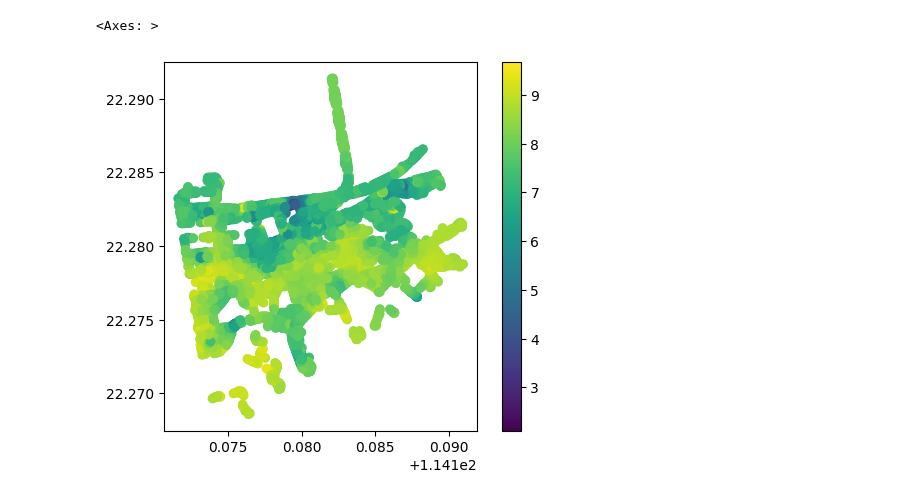
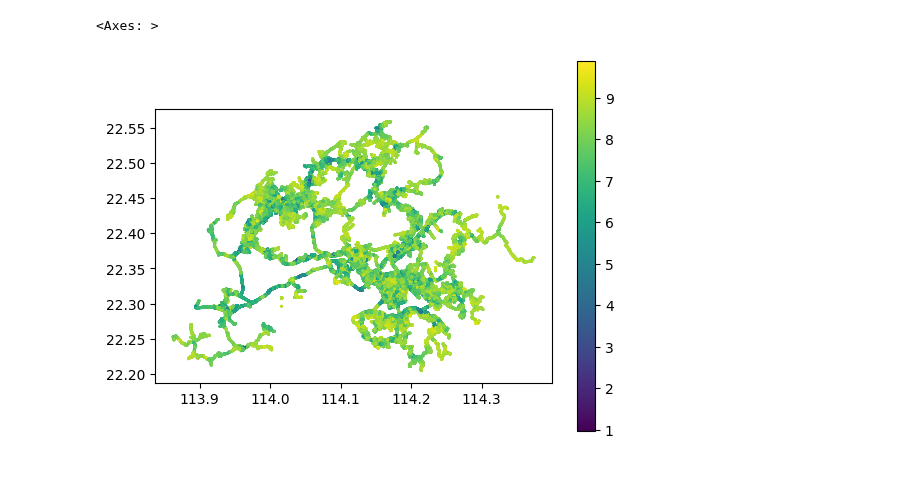
Before and after one commit to CeHouGIS/Safety_Perception_HK, a Jupyter notebook: Kriging.ipynb, the cells around one changed output. Saved outputs shown, nothing was run; the diff lists cells and outputs as text; code cells hidden in the pictures.

```diff
--- a/Kriging.ipynb
+++ b/Kriging.ipynb
@@ -9,5 +10,6 @@ import geopandas as gpd
 road_network = gpd.read_file("/data_nas/GoogleSV/metadata/China/HongKong/edges.shp")
 data = pd.read_csv('/data2/cehou/LLM_safety/img_text_data/mapping/export_files/age_30_female/age_30_female.csv')
 metadata = pd.read_pickle("/data_nas/GoogleSV/metadata/China/HongKong/download_pano_2024-08-17 13:11:09.125553_23512.p")
+data = data.drop_duplicates('panoid')
 # %%
 from sklearn.cluster import KMeans
@@ -75,28 +23,30 @@ sampled_data = sampled_data.drop_duplicates(subset=['lat', 'lon'])
 # %%
 from scipy.spatial import cKDTree
+for i in tqdm(range(50)):
+    sampled_data = data[data['cluster'] == i]
+    k = 5
+    # 获取已知 Score 的点
+    known_points = sampled_data[sampled_data['Score'].notna()]
+    unknown_points = sampled_data[sampled_data['Score'].isna()]
 
-k = 10
-# 获取已知 Score 的点
-known_points = sampled_data[sampled_data['Score'].notna()]
-unknown_points = sampled_data[sampled_data['Score'].isna()]
+    # 构建 KDTree
+    tree = cKDTree(known_points[['lon', 'lat']])
 
-# 构建 KDTree
-tree = cKDTree(known_points[['lon', 'lat']])
+    # 查找每个未知点的最近的五个已知点
+    distances, indices = tree.query(unknown_points[['lon', 'lat']], k=k)
 
-# 查找每个未知点的最近的五个已知点
-distances, indices = tree.query(unknown_points[['lon', 'lat']], k=k)
+    # 计算反距离权重
+    weights = 1 / distances
+    weights /= weights.sum(axis=1)[:, None]
 
-# 计算反距离权重
-weights = 1 / distances
-weights /= weights.sum(axis=1)[:, None]
+    interpolated_score_matrix = np.zeros(indices.shape)
+    for i in range(indices.shape[0]):
+        for j in range(indices.shape[1]):
+            interpolated_score_matrix[i, j] = known_points.iloc[indices[i, j]]['Score']
 
-interpolated_score_matrix = np.zeros(indices.shape)
-for i in range(indices.shape[0]):
-    for j in range(indices.shape[1]):
-        interpolated_score_matrix[i, j] = known_points.iloc[indices[i, j]]['Score']
+    # 计算加权平均值
+    interpolated_scores = (weights * interpolated_score_matrix).sum(axis=1)
 
-# 计算加权平均值
-interpolated_scores = (weights * interpolated_score_matrix).sum(axis=1)
-
-# 将插值结果赋值给未知点
-sampled_data.loc[sampled_data['Score'].isna(), 'Score'] = interpolated_scores
+    # 将插值结果赋值给未知点
+    # sampled_data.loc[sampled_data['Score'].isna(), 'Score'] = interpolated_scores
+    data.loc[unknown_points.index, 'Score'] = interpolated_scores
@@ -103,5 +65,5 @@ sampled_data.loc[sampled_data['Score'].isna(), 'Score'] = interpolated_scores
 # %%
-gpd.GeoDataFrame(sampled_data, geometry=gpd.points_from_xy(sampled_data.lon, sampled_data.lat)).plot(column='Score', legend=True)
+gpd.GeoDataFrame(data, geometry=gpd.points_from_xy(data.lon, data.lat)).plot(column='Score', legend=True, markersize=1)
 # %% [output]
 <Axes: >
-[figure, old version]
+[figure, new version]
```
Also changed, not shown: parts of 12 cells of this notebook, 2 other files.
